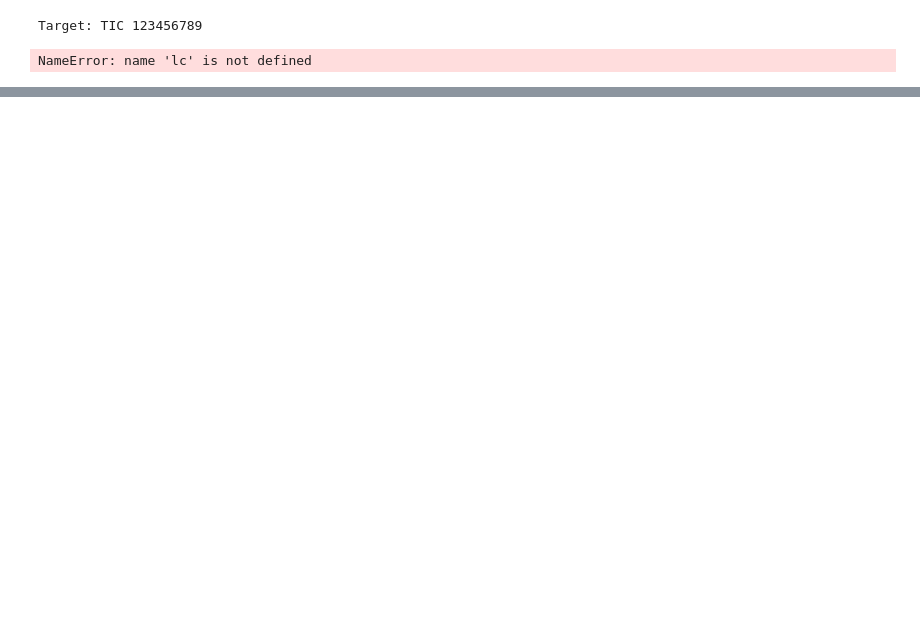
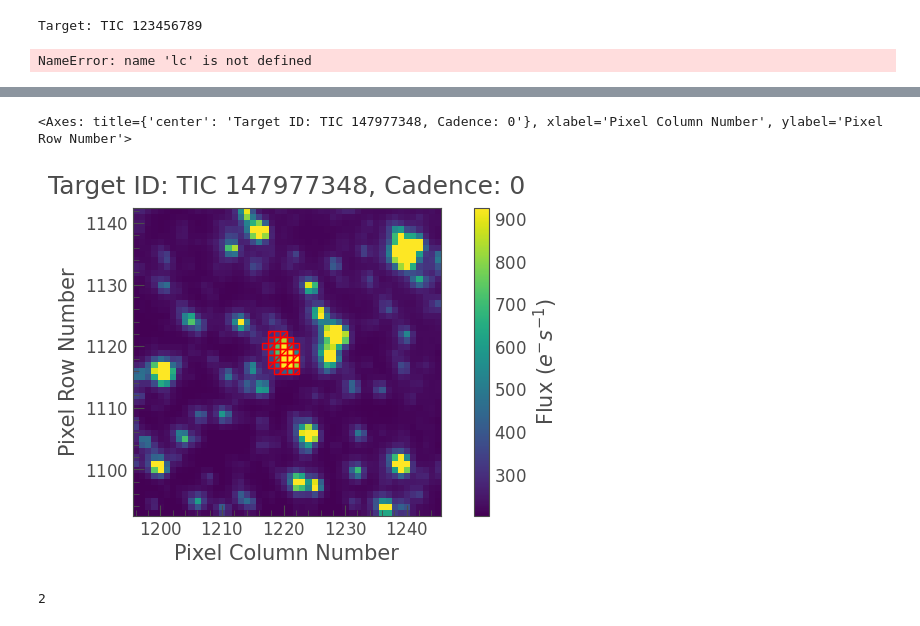
Before and after one commit to JCatton/KJRJMCMCMC, a Jupyter notebook: TransitAnalysis/Test.ipynb, the cells around one changed output, grey strips where cells are left out. Cells and saved outputs as stored; diff of their text form; code cells hidden in the pictures; blank space fills up the shorter version.

```diff
--- a/TransitAnalysis/Test.ipynb
+++ b/TransitAnalysis/Test.ipynb
@@ -557,0 +672,6 @@ NameError: name 'lc' is not defined
+# %%
+aper = tpf[1].create_threshold_mask()
+tpf[1].plot(aperture_mask=aper)
+# %% [output]
+<Axes: title={'center': 'Target ID: TIC 147977348, Cadence: 0'}, xlabel='Pixel Column Number', ylabel='Pixel Row Number'>
+[figure, added]
@@ -557,0 +698,4 @@ NameError: name 'lc' is not defined
+# %%
+len(tpf)
+# %% [output]
+2
```
Also changed, not shown: parts of 23 cells of this notebook.
